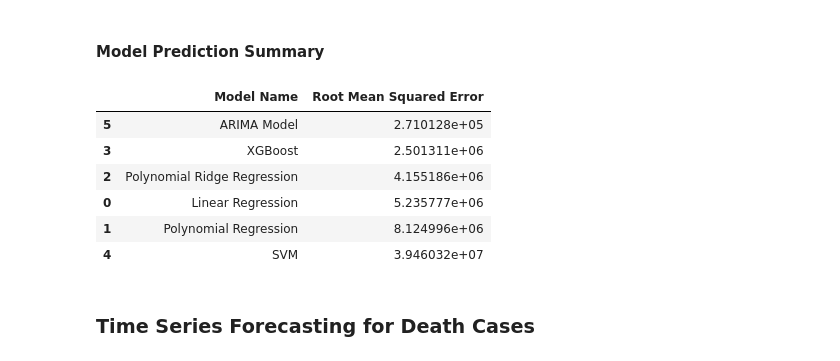
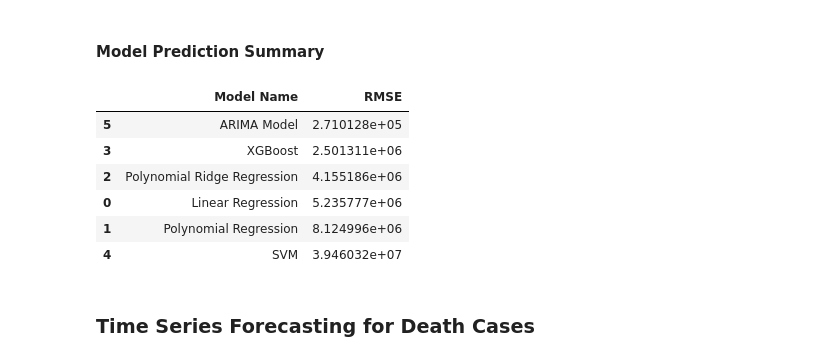
Before and after one commit to kHarshit/COVID19_Forecasting, a Jupyter notebook: covid19_prediction.ipynb, the cells around one changed output. Drawn from its saved outputs; the diff is of its cells as text; code cells hidden in the pictures.

```diff
--- a/covid19_prediction.ipynb
+++ b/covid19_prediction.ipynb
@@ -359,7 +362,7 @@ fig.show()
 # %% [markdown]
 #### SVR
 # %%
-svm = SVR(C=1,degree=6,kernel='poly',epsilon=0.01)
+svm = SVR(C=1, kernel='poly', degree=6, epsilon=0.01)
 # %%
 svm.fit(train_split_x, train_split_y)
 # %% [output]
@@ -369,6 +372,7 @@ SVR(C=1, cache_size=200, coef0=0.0, degree=6, epsilon=0.01, gamma='scale',
 # predict on validation set
 svm_pred_valid = svm.predict(valid_split_x)
 # %%
-model_scores.append(np.sqrt(mean_squared_error(valid_split_y, svm_pred_valid)))
-print("Root Mean Square Error for SVM: ",np.sqrt(mean_squared_error(valid_split_y, svm_pred_valid)))
+svm_rmse = np.sqrt(mean_squared_error(valid_split_y, svm_pred_valid))
+model_scores.append(svm_rmse)
+print(f'RMSE for SVM: {svm_rmse}')
 # %% [output]
@@ -394,7 +402,10 @@ fig.show()
 # %% [markdown]
 ### AUTO ARIMA model
 # %%
-arima = auto_arima(train_split["Confirmed"], trace=True, error_action='ignore', start_p=1,start_q=1,max_p=3,max_q=3,
-                   suppress_warnings=True, stepwise=False, seasonal=False)
+arima = auto_arima(train_split["Confirmed"],
+                   start_p=1,start_q=1,max_p=3,max_q=3,
+                   trace=True, error_action='ignore',
+                   stepwise=False, seasonal=False,
+                   suppress_warnings=True,)
 arima.fit(train_split["Confirmed"])
 # %% [output]
@@ -441,6 +452,7 @@ Roots
 # predict on validation set
 arima_pred_valid = arima.predict(len(valid_split))
 # %%
-model_scores.append(np.sqrt(mean_squared_error(valid_split["Confirmed"], arima_pred_valid)))
-print("Root Mean Square Error for AR Model: ",np.sqrt(mean_squared_error(valid_split["Confirmed"], arima_pred_valid)))
+arima_rmse = np.sqrt(mean_squared_error(valid_split["Confirmed"], arima_pred_valid))
+model_scores.append(arima_rmse)
+print(f'RMSE for ARIMA Model: {arima_rmse}')
 # %% [output]
@@ -461,11 +479,12 @@ fig.show()
 # %% [markdown]
 #### Model Prediction Summary
 # %%
-model_names=["Linear Regression","Polynomial Regression", "Polynomial Ridge Regression", 'XGBoost', 'SVM', "ARIMA Model"]
-model_summary=pd.DataFrame(zip(model_names, model_scores), columns=["Model Name","Root Mean Squared Error"]).sort_values(["Root Mean Squared Error"])
-model_summary
+statistics = pd.DataFrame(zip(["Linear Regression","Polynomial Regression", "Polynomial Ridge Regression", 'XGBoost', 'SVM', "ARIMA Model"],
+                              model_scores),
+                          columns=["Model Name","RMSE"]).sort_values(["RMSE"])
+statistics
 # %% [output]
-|  | Model Name | Root Mean Squared Error |
+|  | Model Name | RMSE |
 | 5 | ARIMA Model | 2.710128e+05 |
 | 3 | XGBoost | 2.501311e+06 |
 | 2 | Polynomial Ridge Regression | 4.155186e+06 |
```
Also changed, not shown: parts of 28 cells of this notebook.
